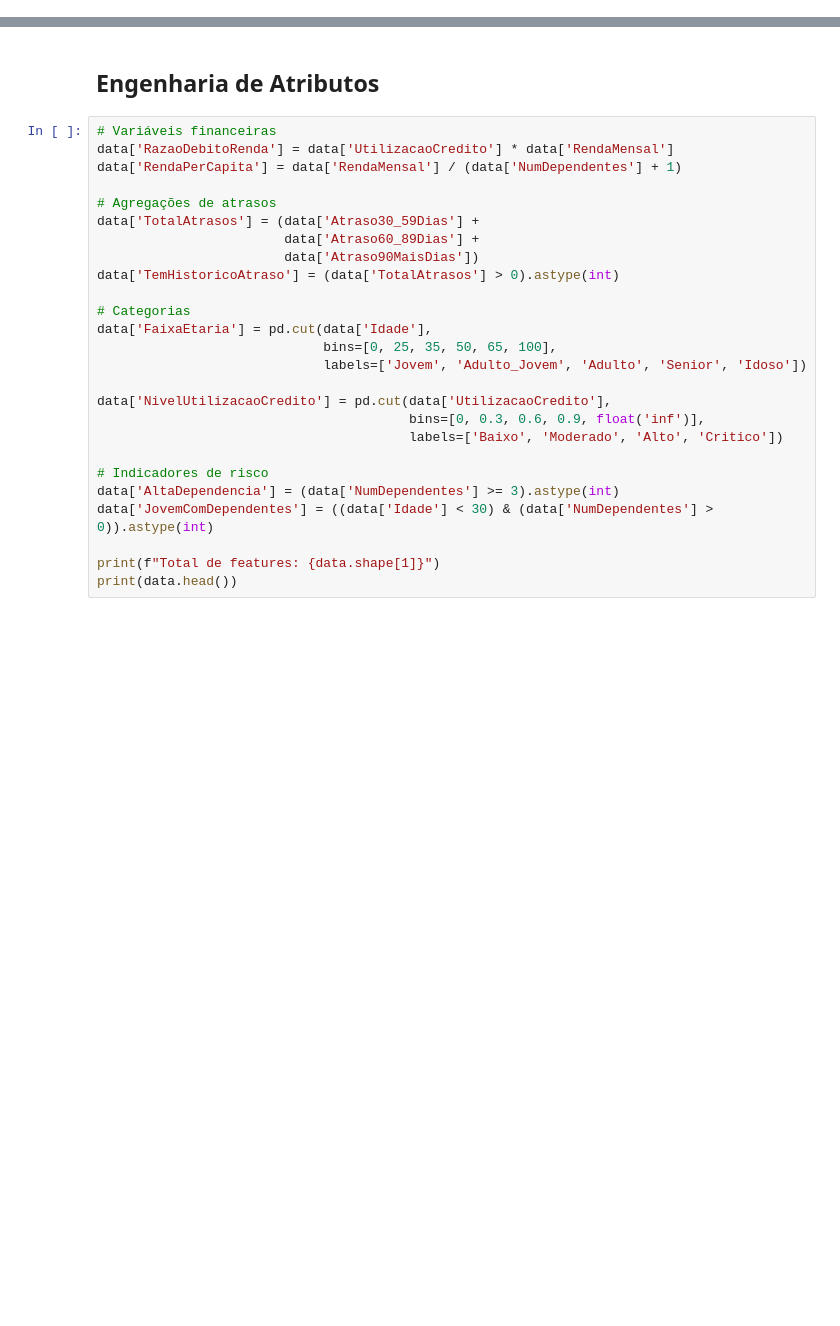
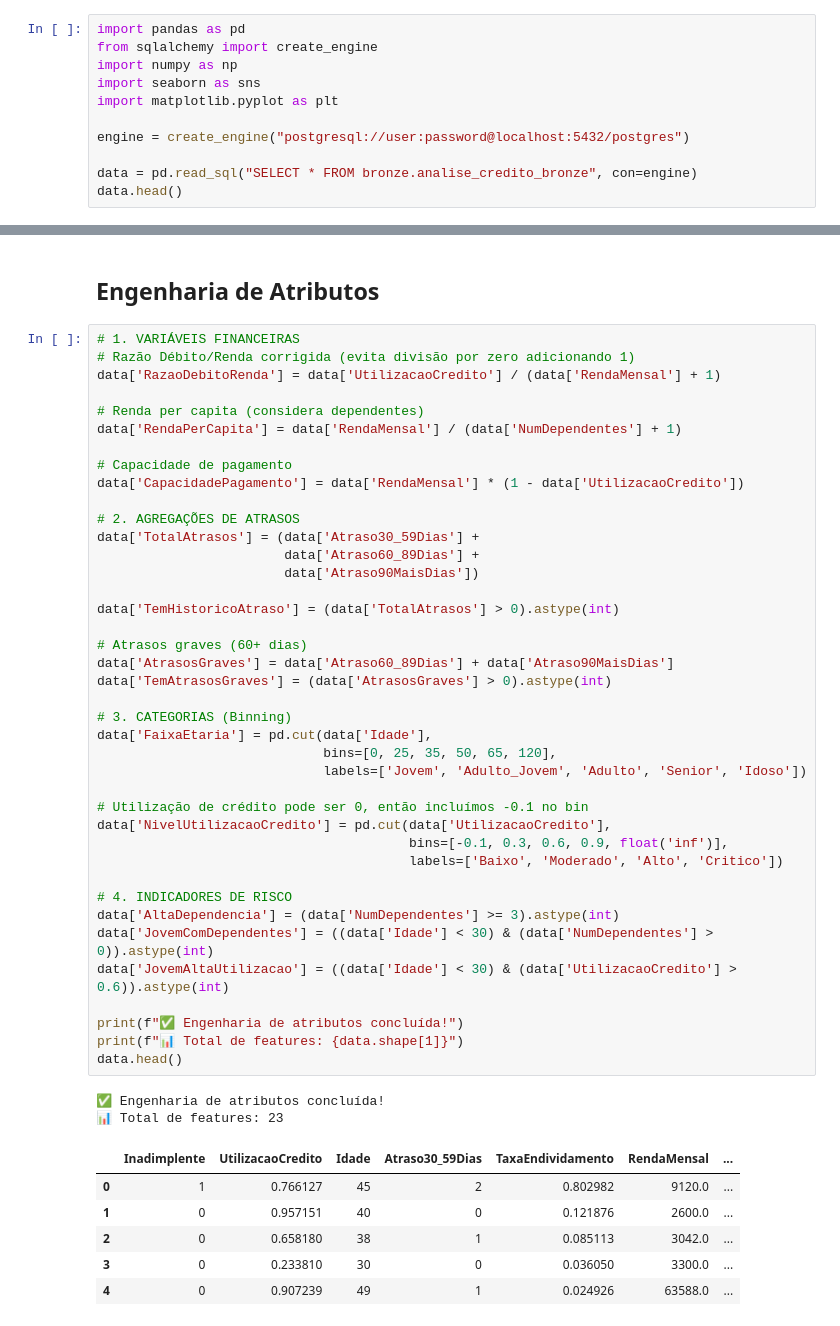
Before and after one commit to henriqueluza/Credit-Analysis-Model, a Jupyter notebook: modelo v2/notebooks/notebook2.ipynb, the cells around one changed output, grey strips where cells are left out. Cells and saved outputs as stored; diff of their text form; blank space fills up the shorter version.

```diff
--- a/modelo v2/notebooks/notebook2.ipynb
+++ b/modelo v2/notebooks/notebook2.ipynb
@@ -0,0 +5,11 @@
+# %%
+import pandas as pd
+from sqlalchemy import create_engine
+import numpy as np
+import seaborn as sns
+import matplotlib.pyplot as plt
+
+engine = create_engine("postgresql://user:password@localhost:5432/postgres")
+
+data = pd.read_sql("SELECT * FROM bronze.analise_credito_bronze", con=engine)
+data.head()
@@ -1,28 +23,51 @@
 # %% [markdown]
 ## Engenharia de Atributos
 # %%
-# Variáveis financeiras
-data['RazaoDebitoRenda'] = data['UtilizacaoCredito'] * data['RendaMensal']
+# 1. VARIÁVEIS FINANCEIRAS
+# Razão Débito/Renda corrigida (evita divisão por zero adicionando 1)
+data['RazaoDebitoRenda'] = data['UtilizacaoCredito'] / (data['RendaMensal'] + 1)
+
+# Renda per capita (considera dependentes)
 data['RendaPerCapita'] = data['RendaMensal'] / (data['NumDependentes'] + 1)
 
-# Agregações de atrasos
+# Capacidade de pagamento
+data['CapacidadePagamento'] = data['RendaMensal'] * (1 - data['UtilizacaoCredito'])
+
+# 2. AGREGAÇÕES DE ATRASOS
 data['TotalAtrasos'] = (data['Atraso30_59Dias'] +
                         data['Atraso60_89Dias'] +
                         data['Atraso90MaisDias'])
+
 data['TemHistoricoAtraso'] = (data['TotalAtrasos'] > 0).astype(int)
 
-# Categorias
+# Atrasos graves (60+ dias)
+data['AtrasosGraves'] = data['Atraso60_89Dias'] + data['Atraso90MaisDias']
+data['TemAtrasosGraves'] = (data['AtrasosGraves'] > 0).astype(int)
+
+# 3. CATEGORIAS (Binning)
 data['FaixaEtaria'] = pd.cut(data['Idade'],
-                             bins=[0, 25, 35, 50, 65, 100],
+                             bins=[0, 25, 35, 50, 65, 120],
                              labels=['Jovem', 'Adulto_Jovem', 'Adulto', 'Senior', 'Idoso'])
 
+# Utilização de crédito pode ser 0, então incluímos -0.1 no bin
 data['NivelUtilizacaoCredito'] = pd.cut(data['UtilizacaoCredito'],
-                                        bins=[0, 0.3, 0.6, 0.9, float('inf')],
+                                        bins=[-0.1, 0.3, 0.6, 0.9, float('inf')],
                                         labels=['Baixo', 'Moderado', 'Alto', 'Critico'])
 
-# Indicadores de risco
+# 4. INDICADORES DE RISCO
 data['AltaDependencia'] = (data['NumDependentes'] >= 3).astype(int)
 data['JovemComDependentes'] = ((data['Idade'] < 30) & (data['NumDependentes'] > 0)).astype(int)
+data['JovemAltaUtilizacao'] = ((data['Idade'] < 30) & (data['UtilizacaoCredito'] > 0.6)).astype(int)
 
-print(f"Total de features: {data.shape[1]}")
-print(data.head())
+print(f"✅ Engenharia de atributos concluída!")
+print(f"📊 Total de features: {data.shape[1]}")
+data.head()
+# %% [output]
+✅ Engenharia de atributos concluída!
+📊 Total de features: 23
+|  | Inadimplente | UtilizacaoCredito | Idade | Atraso30_59Dias | TaxaEndividamento | RendaMensal | ... |
+| 0 | 1 | 0.766127 | 45 | 2 | 0.802982 | 9120.0 | ... |
+| 1 | 0 | 0.957151 | 40 | 0 | 0.121876 | 2600.0 | ... |
+| 2 | 0 | 0.658180 | 38 | 1 | 0.085113 | 3042.0 | ... |
+| 3 | 0 | 0.233810 | 30 | 0 | 0.036050 | 3300.0 | ... |
+| 4 | 0 | 0.907239 | 49 | 1 | 0.024926 | 63588.0 | ... |
```
Also changed, not shown: parts of 9 cells of this notebook, 1 other file.
